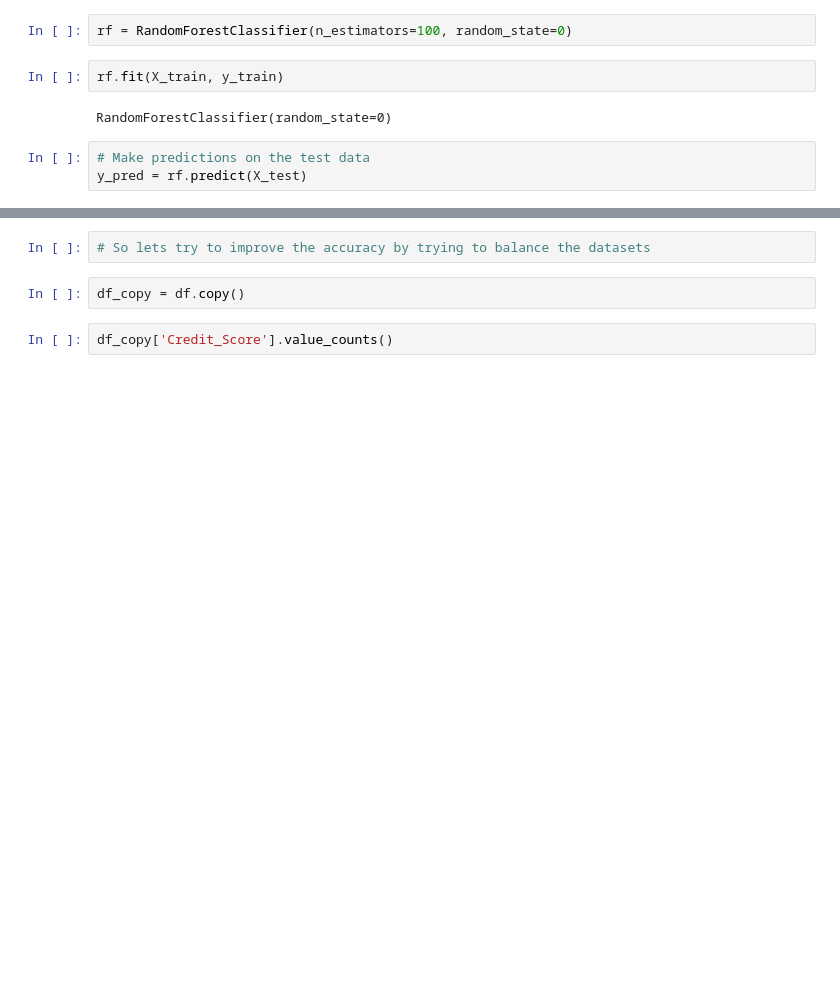
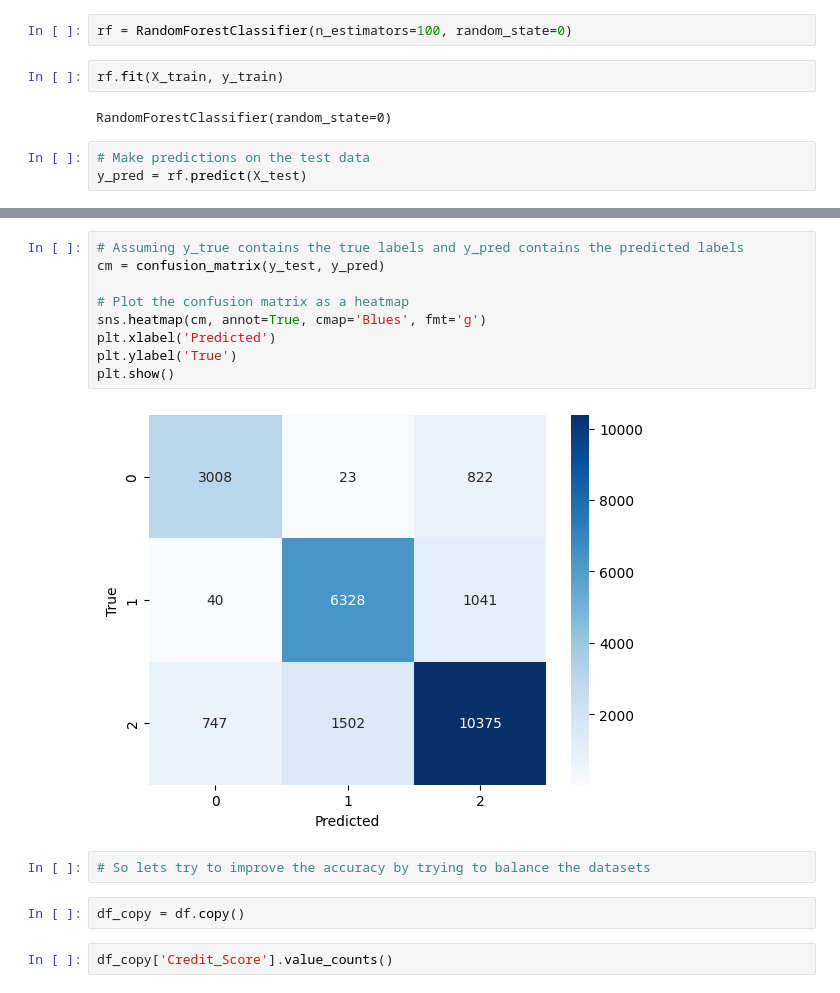
Before and after one commit to sapk-pa1/Credit-Score-Classification-Final, a Jupyter notebook: Notebook/RandomForestClassifier .ipynb, the cells around one changed output, grey strips where cells are left out. Drawn from its saved outputs; the diff is of its cells as text; blank space fills up the shorter version.

```diff
--- a/Notebook/RandomForestClassifier .ipynb
+++ b/Notebook/RandomForestClassifier .ipynb
@@ -55,3 +56,14 @@ weighted avg       0.83      0.82      0.82     23886
+# %%
+# Assuming y_true contains the true labels and y_pred contains the predicted labels
+cm = confusion_matrix(y_test, y_pred)
+
+# Plot the confusion matrix as a heatmap
+sns.heatmap(cm, annot=True, cmap='Blues', fmt='g')
+plt.xlabel('Predicted')
+plt.ylabel('True')
+plt.show()
+# %% [output]
+[figure, added]
 # %%
 # So lets try to improve the accuracy by trying to balance the datasets
 # %%
```
Also changed, not shown: parts of 10 cells of this notebook, 3 other files.
